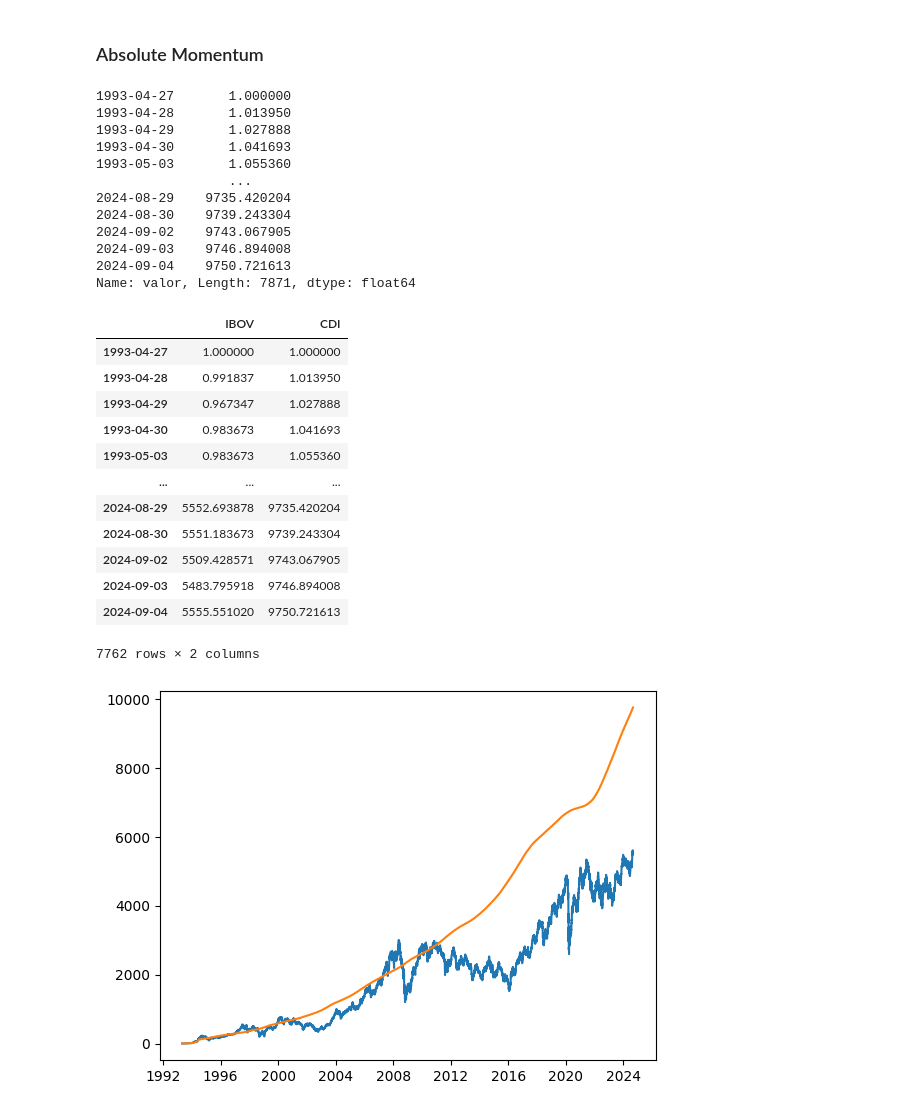
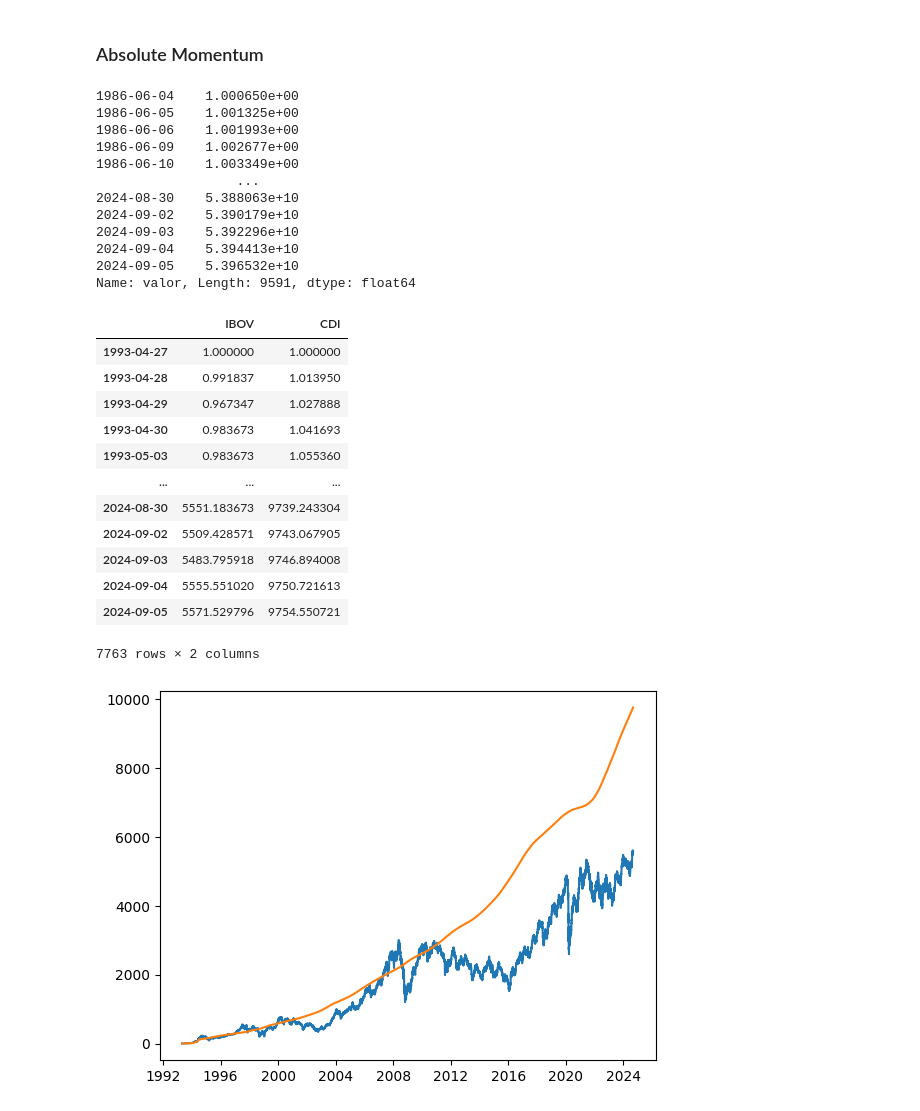
Before and after one commit to ianaraujo/dual-momentum-strategy, a Jupyter notebook: 1_exploratory_analysis.ipynb, the cells around one changed output. Cells and saved outputs as stored; diff of their text form; code cells hidden in the pictures.

```diff
--- a/1_exploratory_analysis.ipynb
+++ b/1_exploratory_analysis.ipynb
@@ -137,39 +137,40 @@ end_date = datetime.strftime(ibov_prices.index.max(), format='%d/%m/%Y')
 # %%
-cdi = historic_cdi(start=start_date, end=end_date)
+cdi = historic_cdi()
 
 cdi
 # %% [output]
-1993-04-27       1.000000
-1993-04-28       1.013950
-1993-04-29       1.027888
-1993-04-30       1.041693
-1993-05-03       1.055360
-                 ...
-2024-08-29    9735.420204
-2024-08-30    9739.243304
-2024-09-02    9743.067905
-2024-09-03    9746.894008
-2024-09-04    9750.721613
-Name: valor, Length: 7871, dtype: float64
+1986-06-04    1.000650e+00
+1986-06-05    1.001325e+00
+1986-06-06    1.001993e+00
+1986-06-09    1.002677e+00
+1986-06-10    1.003349e+00
+                  ...
+2024-08-30    5.388063e+10
+2024-09-02    5.390179e+10
+2024-09-03    5.392296e+10
+2024-09-04    5.394413e+10
+2024-09-05    5.396532e+10
+Name: valor, Length: 9591, dtype: float64
 # %%
 returns = pd.concat([ibov, cdi], keys=['IBOV', 'CDI'],  axis=1, join='inner')
+returns['CDI'] = (returns['CDI'] / returns['CDI'].iloc[0])
 returns.index = pd.to_datetime(returns.index)
 
 returns.sort_index()
 # %% [output]
 |  | IBOV | CDI |
 | 1993-04-27 | 1.000000 | 1.000000 |
 | 1993-04-28 | 0.991837 | 1.013950 |
 | 1993-04-29 | 0.967347 | 1.027888 |
 | 1993-04-30 | 0.983673 | 1.041693 |
 | 1993-05-03 | 0.983673 | 1.055360 |
 | ... | ... | ... |
-| 2024-08-29 | 5552.693878 | 9735.420204 |
 | 2024-08-30 | 5551.183673 | 9739.243304 |
 | 2024-09-02 | 5509.428571 | 9743.067905 |
 | 2024-09-03 | 5483.795918 | 9746.894008 |
 | 2024-09-04 | 5555.551020 | 9750.721613 |
+| 2024-09-05 | 5571.529796 | 9754.550721 |
-7762 rows × 2 columns
+7763 rows × 2 columns
 # %%
 plt.plot(returns)
 plt.show()
```
Also changed, not shown: parts of 39 cells of this notebook, 2 other files.
